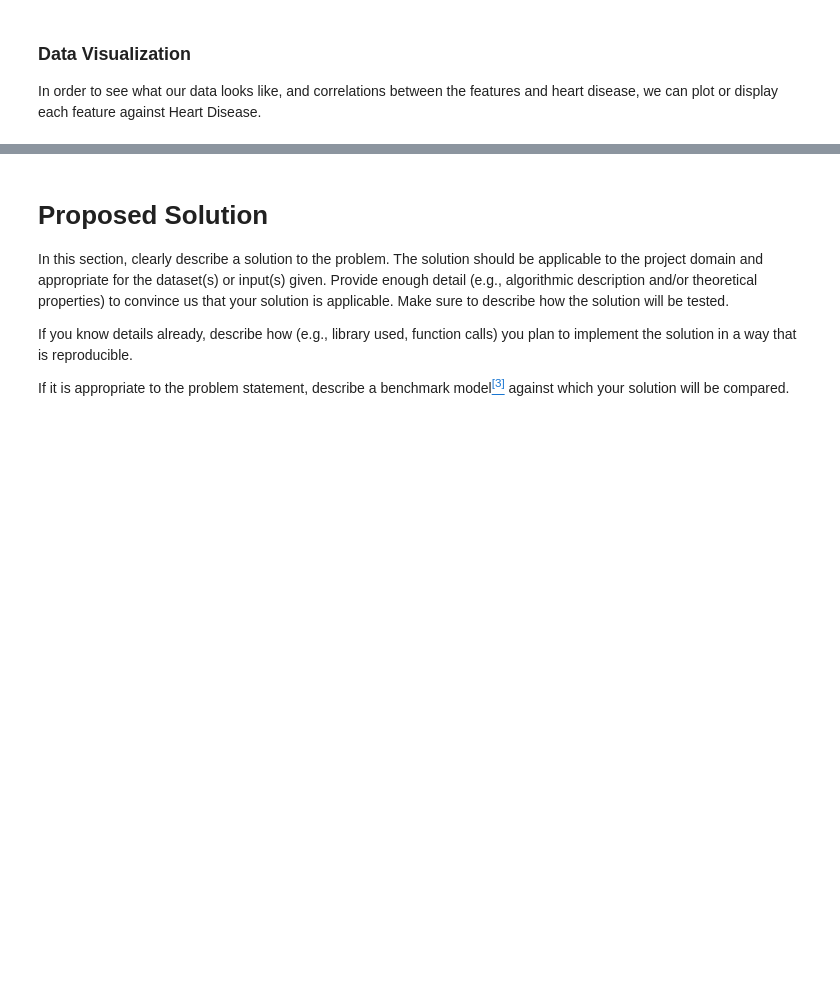
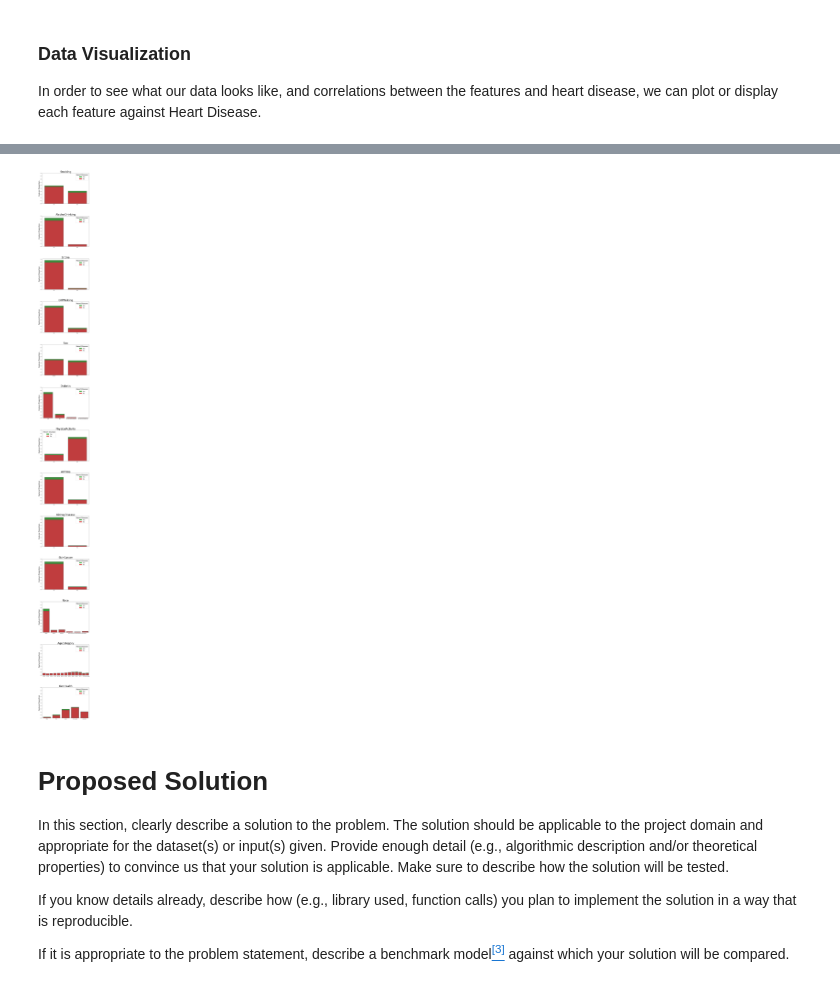
Before and after one commit to COGS118A/Group041-Sp22, a Jupyter notebook: Checkpoint_group041.ipynb, the cells around one changed output, grey strips where cells are left out. Cells and saved outputs as stored; diff of their text form; code cells hidden in the pictures; blank space fills up the shorter version.

```diff
--- a/Checkpoint_group041.ipynb
+++ b/Checkpoint_group041.ipynb
@@ -157,3 +188,67 @@ plt.show()
+# %%
+# Get all nominal features
+nominal_features = ['Smoking', 'AlcoholDrinking', 'Stroke', 'DiffWalking', 'Sex', 'Diabetic', 'PhysicalActivity',
+                    'Asthma', 'KidneyDisease', 'SkinCancer', 'Race', 'AgeCategory', 'GenHealth']
+
+# Set the order of each nominal feature's values
+nominal_feature_orders = [
+    ['No', 'Yes'],
+    ['No', 'Yes'],
+    ['No', 'Yes'],
+    ['No', 'Yes'],
+    ['Female', 'Male'],
+    ['No', 'Yes', 'No, borderline diabetes', 'Yes (during pregnancy)'],
+    ['No', 'Yes'],
+    ['No', 'Yes'],
+    ['No', 'Yes'],
+    ['No', 'Yes'],
+    ['White', 'Black', 'Hispanic', 'Asian', 'American Indian/Alaskan Native', 'Other'],
+    sorted(data['AgeCategory'].unique(), key=lambda x: int(re.match('\d{2}?', x).group())),
+    ['Poor', 'Fair', 'Good', 'Very good', 'Excellent']
+]
+
+# Create a subplot for each feature in the dataset
+fig, axes = plt.subplots(len(nominal_features), figsize=(10, 120), dpi=80)
+
+# Adjust the spacing between plots
+fig.subplots_adjust(hspace=0.4)
+
+# Graph each nominal feature
+for index in range(len(nominal_features)):
+
+    # Find the axis and feature
+    axis = axes[index]
+    feature = nominal_features[index]
+
+    # Find the feature dataframe
+    feature_data = data[feature]
+
+    # Find the number of heart disease cases with the feature
+    heart_disease_false = [data[(feature_data == f_class) & (heart_disease == 'No')].shape[0] / feature_data.shape[0]
+                           for f_class in nominal_feature_orders[index]]
+    heart_disease_true = [data[(feature_data == f_class) & (heart_disease == 'Yes')].shape[0] / feature_data.shape[0]
+                           for f_class in nominal_feature_orders[index]]
+    for f_class in range(len(heart_disease_true)): heart_disease_true[f_class] += heart_disease_false[f_class]
+
+    # Plot the feature against heart disease
+    sns.barplot(x=nominal_feature_orders[index], y=heart_disease_true, ax=axis, color=sns.color_palette()[2],
+                linewidth=2, edgecolor='0.3')
+    sns.barplot(x=nominal_feature_orders[index], y=heart_disease_false, estimator=sum, ci=None, ax=axis,
+                color=sns.color_palette()[3], linewidth=2, edgecolor='0.3')
+
+    # Set the plot asesthetics
+    axis.set_title(feature, fontsize=30)
+    axis.set_yticks([round(0.1 * i, 1) for i in range(11)])
+    axis.set_yticklabels(axis.get_yticks(), size=10)
+    axis.set_xticklabels(labels=axis.get_xticklabels(), size=10)
+    axis.set_ylabel("Feature Proportion", fontsize=20)
+    axis.legend(handles=[Patch(facecolor=sns.color_palette()[2]), Patch(facecolor=sns.color_palette()[3])],
+                title="Heart Disease", labels=['Yes', 'No'], title_fontsize=20, fontsize=15)
+
+# Display all the plots
+plt.show()
+# %% [output]
+[figure, added]
 # %% [markdown]
 # Proposed Solution
 
```
Also changed, not shown: parts of 21 cells of this notebook, 3 other files.
